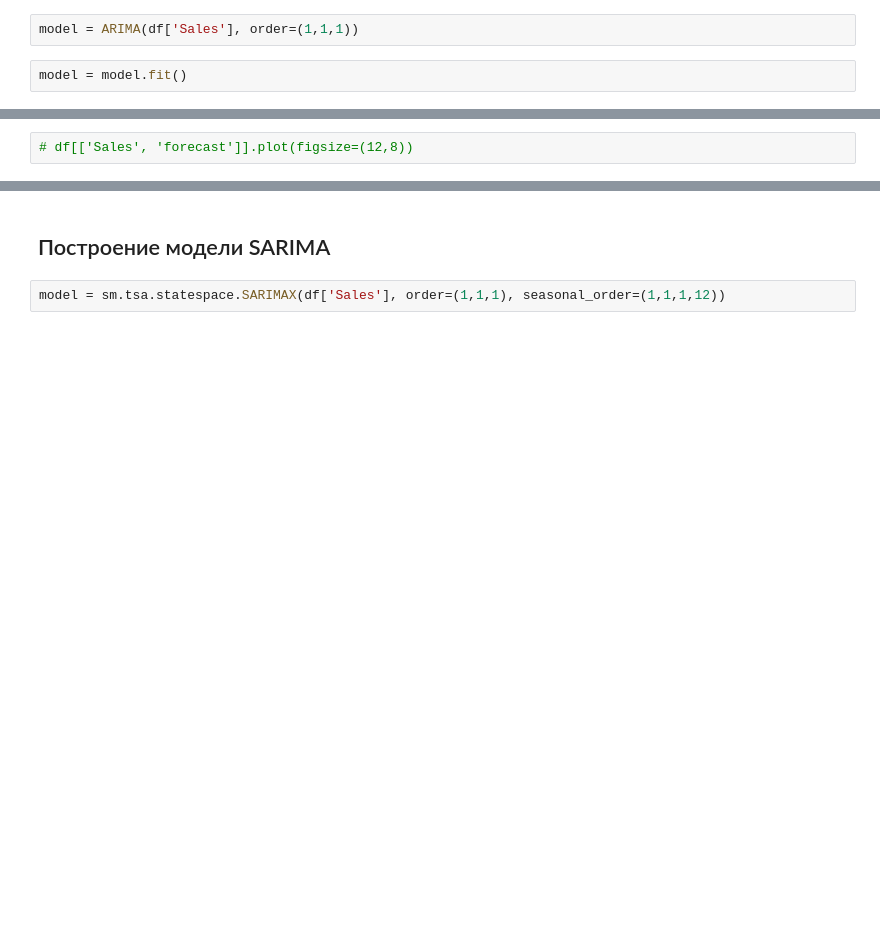
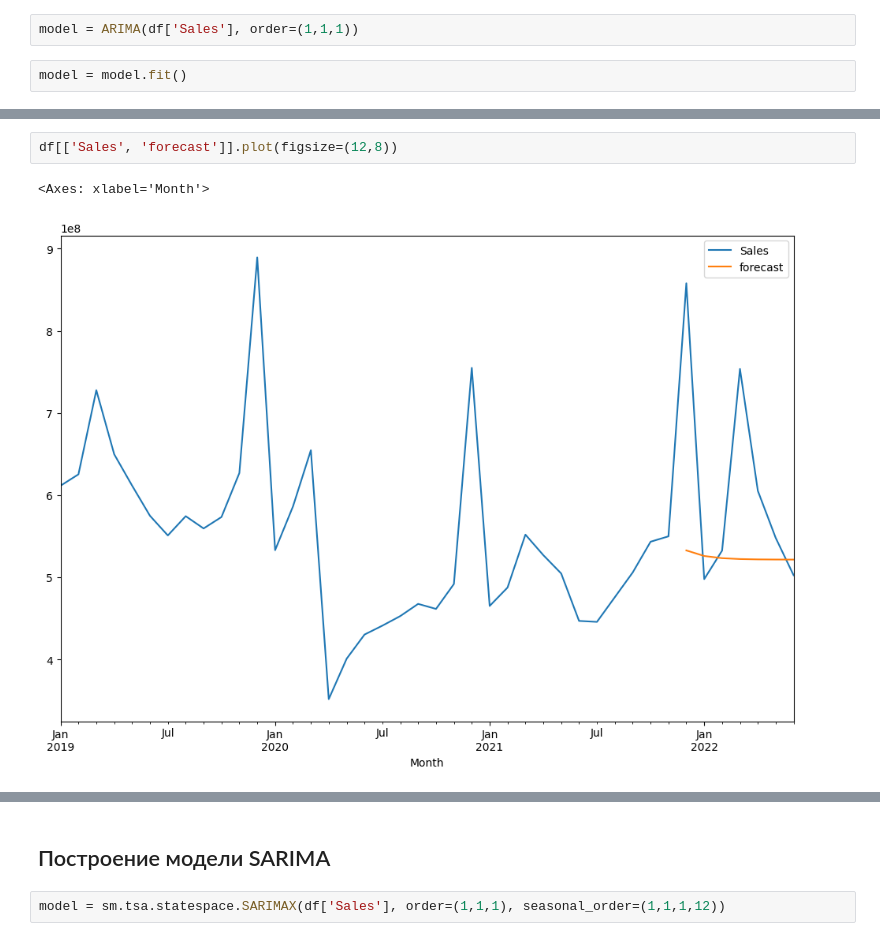
Before and after one commit to OriginalModo/FORECAST_2_MONTH, a Jupyter notebook: FORECAST_2_MONTH_2_YEARS.ipynb, the cells around one changed output, grey strips where cells are left out. Drawn from its saved outputs; the diff is of its cells as text; blank space fills up the shorter version.

```diff
--- a/FORECAST_2_MONTH_2_YEARS.ipynb
+++ b/FORECAST_2_MONTH_2_YEARS.ipynb
@@ -285,2 +306,5 @@ df.shape
 # %%
-# df[['Sales', 'forecast']].plot(figsize=(12,8))
+df[['Sales', 'forecast']].plot(figsize=(12,8))
+# %% [output]
+<Axes: xlabel='Month'>
+[figure, added]
```
Also changed, not shown: parts of 13 cells of this notebook.
